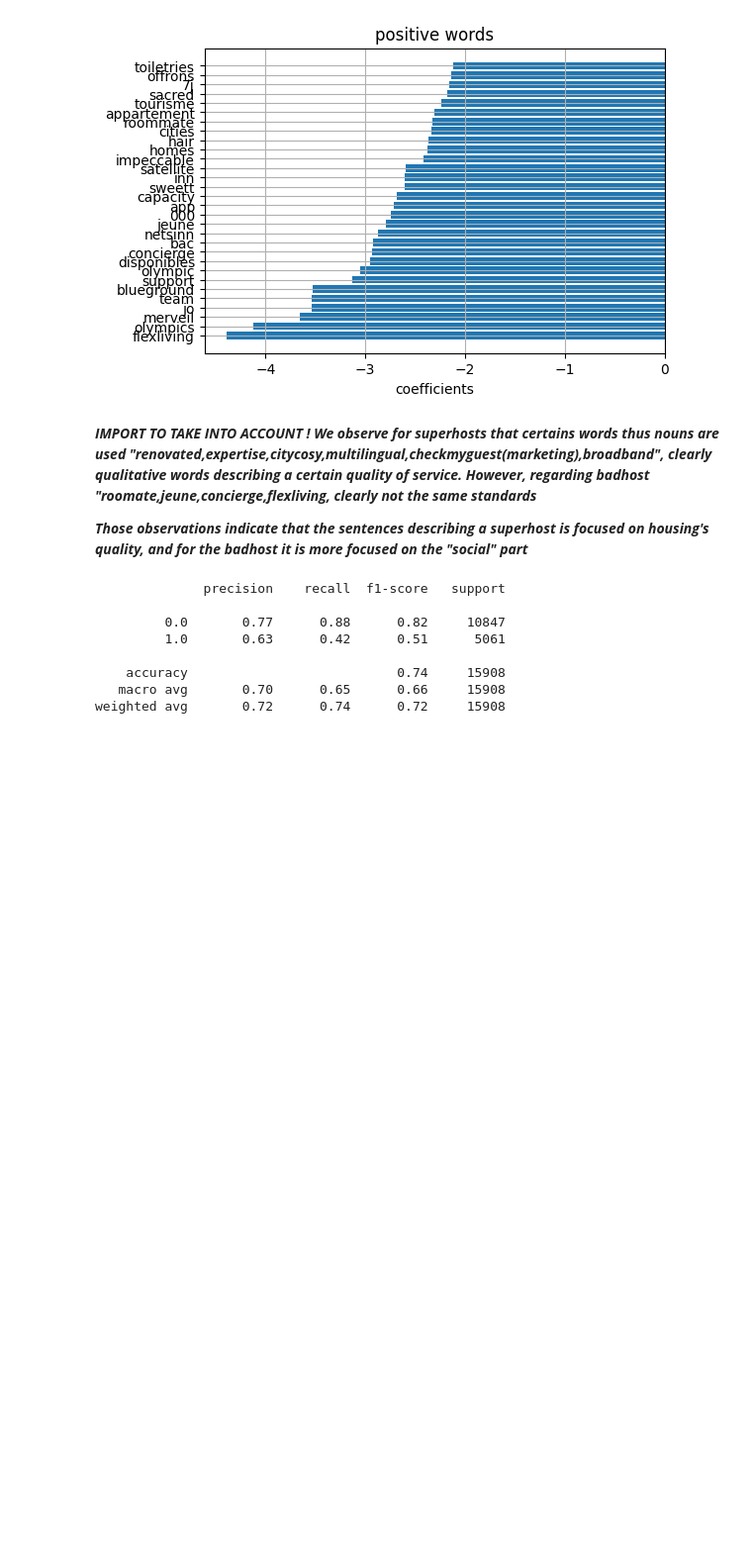
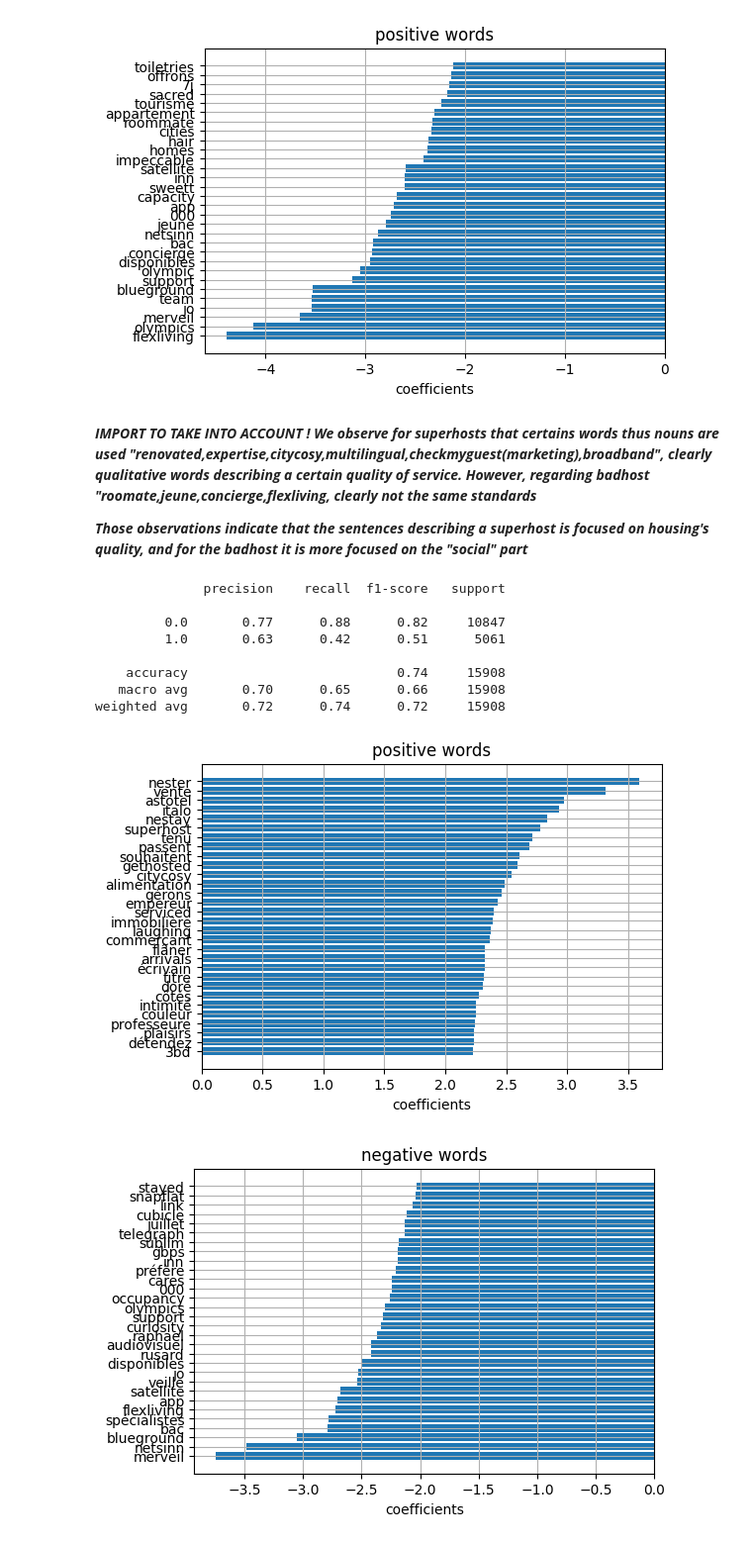
Before and after one commit to MeidiLprog/MultiModal_Project, a Jupyter notebook: tp.ipynb, the cells around one changed output. Shown at 99% size. Cells and saved outputs as stored; diff of their text form; code cells hidden in the pictures; blank space fills up the shorter version.

Commit message:
last model (SVM) + barh plot to get the words describing a superhost and one that is not

```diff
--- a/tp.ipynb
+++ b/tp.ipynb
@@ -880,3 +880,45 @@ print(classification_report(y_pred,y_test))
     accuracy                           0.74     15908
    macro avg       0.70      0.65      0.66     15908
 weighted avg       0.72      0.74      0.72     15908
+# %%
+tfidf = pi_svm.named_steps["tfidf"]
+clf = pi_svm.named_steps["clf"]
+
+feat_names : list = tfidf.get_feature_names_out()
+feat_names #We do retrieve the words
+coeffs = clf.coef_[0] #the weight of the word
+coeffs
+
+#Let us retrieve the most positive words for superhosts
+
+pos_i_f = np.argsort(coeffs)[-30:]
+pos_wordp = feat_names[pos_i_f]
+pos_weightp = coeffs[pos_i_f]
+
+#let us retrive the most negative words for superhosts
+
+pos_i_s = np.argsort(coeffs)[:30]
+pos_wordn = feat_names[pos_i_s]
+pos_weightn = coeffs[pos_i_s]
+
+
+#plots
+
+plt.figure(figsize=(6,4))
+plt.barh(pos_wordp,pos_weightp)
+plt.title("positive words")
+plt.xlabel("coefficients")
+plt.grid(True)
+plt.show()
+
+
+#negative ones
+plt.figure(figsize=(6,4))
+plt.barh(pos_wordn,pos_weightn)
+plt.title("negative words")
+plt.xlabel("coefficients")
+plt.grid(True)
+plt.show()
+# %% [output]
+[figure, added]
+[figure, added]
```
